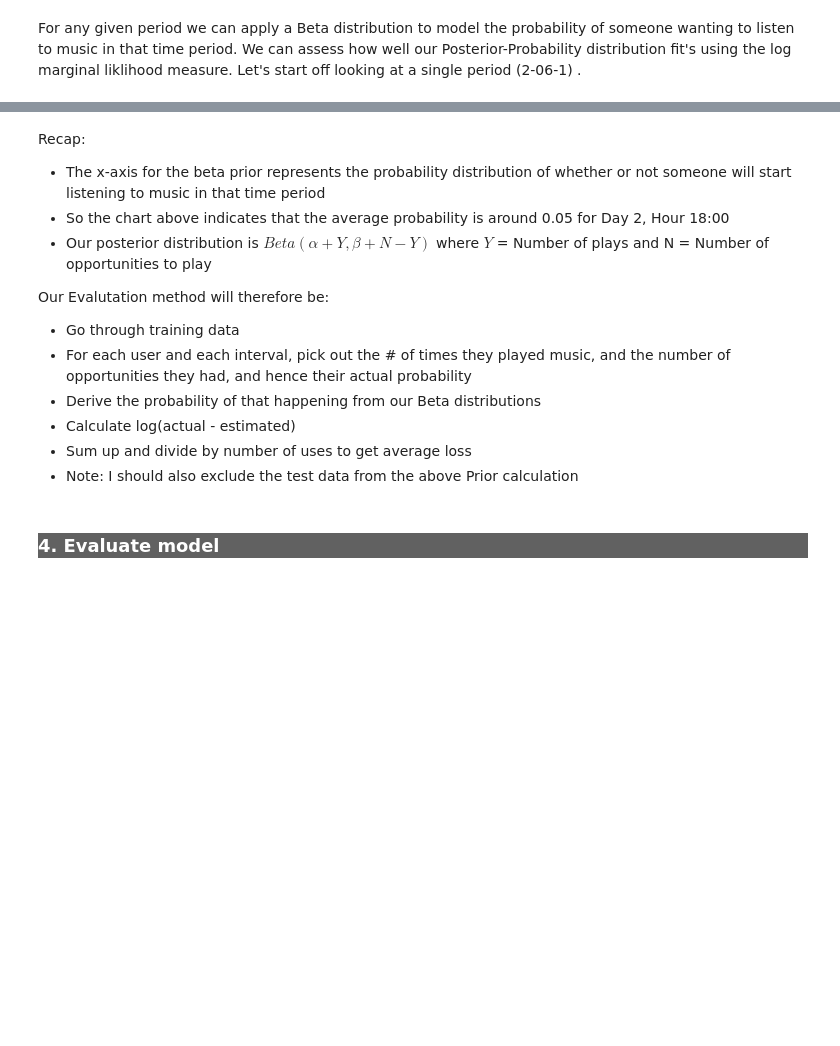
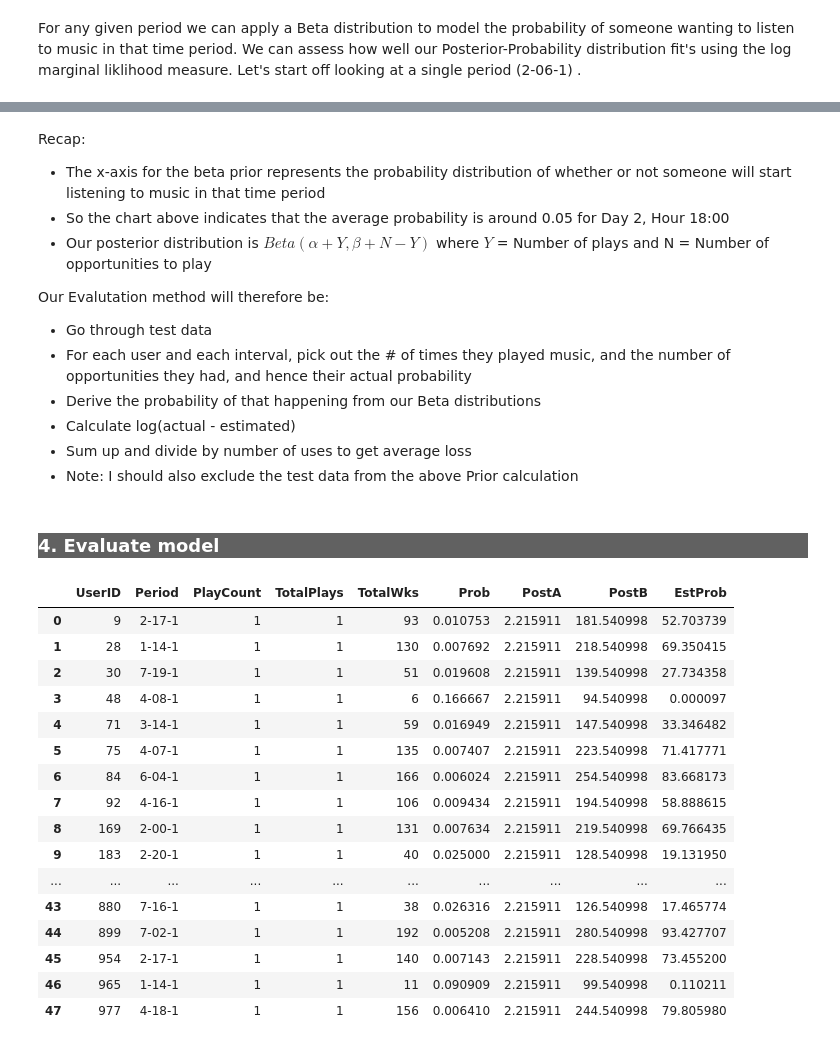
Before and after one commit to badrul1/EventPrediction, a Jupyter notebook: 5_mainmodel/2_NextPlayPrediction.ipynb, the cells around one changed output, grey strips where cells are left out. Drawn from its saved outputs; the diff is of its cells as text; code cells hidden in the pictures; blank space fills up the shorter version.

```diff
--- a/5_mainmodel/2_NextPlayPrediction.ipynb
+++ b/5_mainmodel/2_NextPlayPrediction.ipynb
@@ -204,7 +187,7 @@ Recap:
 * Our posterior distribution is $Beta(\alpha + Y, \beta+N-Y)$ where $Y$ = Number of plays and N = Number of opportunities to play
 
 Our Evalutation method will therefore be:
-* Go through training data
+* Go through test data
 * For each user and each interval, pick out the # of times they played music, and the number of opportunities they had, and hence their actual probability
 * Derive the probability of that happening from our Beta distributions
 * Calculate log(actual - estimated)
@@ -212,9 +195,37 @@ Our Evalutation method will therefore be:
 * Note: I should also exclude the test data from the above Prior calculation
 # %% [markdown]
 <h3 style="background-color:#616161;color:white">4. Evaluate model</h3>
-# %%
-con = sqlite3.connect(dbPath)
-trainDF = pd.read_sql_query("SELECT M.UserID, M.PlayedTimestamp, M.TimeSlot, M.MinsSincePrevPlay, M.historyID, tblUsers.TestCutOff from tblMain as M INNER JOIN tblUsers ON M.UserID = tblUsers.UserID WHERE M.historyID < tblUsers.TestCutOff", con)
-testDF = pd.read_sql_query("SELECT M.UserID, M.PlayedTimestamp, M.TimeSlot, M.MinsSincePrevPlay, M.historyID, tblUsers.TestCutOff from tblMain as M INNER JOIN tblUsers ON M.UserID = tblUsers.UserID WHERE M.historyID = tblUsers.TestCutOff", con)
-users = trainDF['UserID'].unique()
-con.close()
+# %%
+# Calculate probability
+testDF['TotalPlays'] = testDF.groupby('UserID')['PlayCount'].transform(sum)
+testDF=testDF.set_index('UserID').join(wks.set_index('UserID'))
+testDF['Prob'] = testDF['PlayCount'] / testDF['TotalWks']
+testDF.reset_index(inplace=True)
+# %%
+### In development ###
+
+testDF['PostA'] = a+testDF['TotalPlays']
+testDF['PostB'] = b+testDF['TotalWks']-testDF['TotalPlays']
+
+testDF['EstProb'] = beta.pdf(testDF['Prob'],testDF['PostA'],testDF['PostB'])
+# %%
+testDF
+## Hmmm not sure about this result...
+# %% [output]
+|  | UserID | Period | PlayCount | TotalPlays | TotalWks | Prob | PostA | PostB | EstProb |
+| 0 | 9 | 2-17-1 | 1 | 1 | 93 | 0.010753 | 2.215911 | 181.540998 | 52.703739 |
+| 1 | 28 | 1-14-1 | 1 | 1 | 130 | 0.007692 | 2.215911 | 218.540998 | 69.350415 |
+| 2 | 30 | 7-19-1 | 1 | 1 | 51 | 0.019608 | 2.215911 | 139.540998 | 27.734358 |
+| 3 | 48 | 4-08-1 | 1 | 1 | 6 | 0.166667 | 2.215911 | 94.540998 | 0.000097 |
+| 4 | 71 | 3-14-1 | 1 | 1 | 59 | 0.016949 | 2.215911 | 147.540998 | 33.346482 |
+| 5 | 75 | 4-07-1 | 1 | 1 | 135 | 0.007407 | 2.215911 | 223.540998 | 71.417771 |
+| 6 | 84 | 6-04-1 | 1 | 1 | 166 | 0.006024 | 2.215911 | 254.540998 | 83.668173 |
+| 7 | 92 | 4-16-1 | 1 | 1 | 106 | 0.009434 | 2.215911 | 194.540998 | 58.888615 |
+| 8 | 169 | 2-00-1 | 1 | 1 | 131 | 0.007634 | 2.215911 | 219.540998 | 69.766435 |
+| 9 | 183 | 2-20-1 | 1 | 1 | 40 | 0.025000 | 2.215911 | 128.540998 | 19.131950 |
+| ... | ... | ... | ... | ... | ... | ... | ... | ... | ... |
+| 43 | 880 | 7-16-1 | 1 | 1 | 38 | 0.026316 | 2.215911 | 126.540998 | 17.465774 |
+| 44 | 899 | 7-02-1 | 1 | 1 | 192 | 0.005208 | 2.215911 | 280.540998 | 93.427707 |
+| 45 | 954 | 2-17-1 | 1 | 1 | 140 | 0.007143 | 2.215911 | 228.540998 | 73.455200 |
+| 46 | 965 | 1-14-1 | 1 | 1 | 11 | 0.090909 | 2.215911 | 99.540998 | 0.110211 |
+| 47 | 977 | 4-18-1 | 1 | 1 | 156 | 0.006410 | 2.215911 | 244.540998 | 79.805980 |
```
Also changed, not shown: parts of 11 cells of this notebook, 6 other files.
